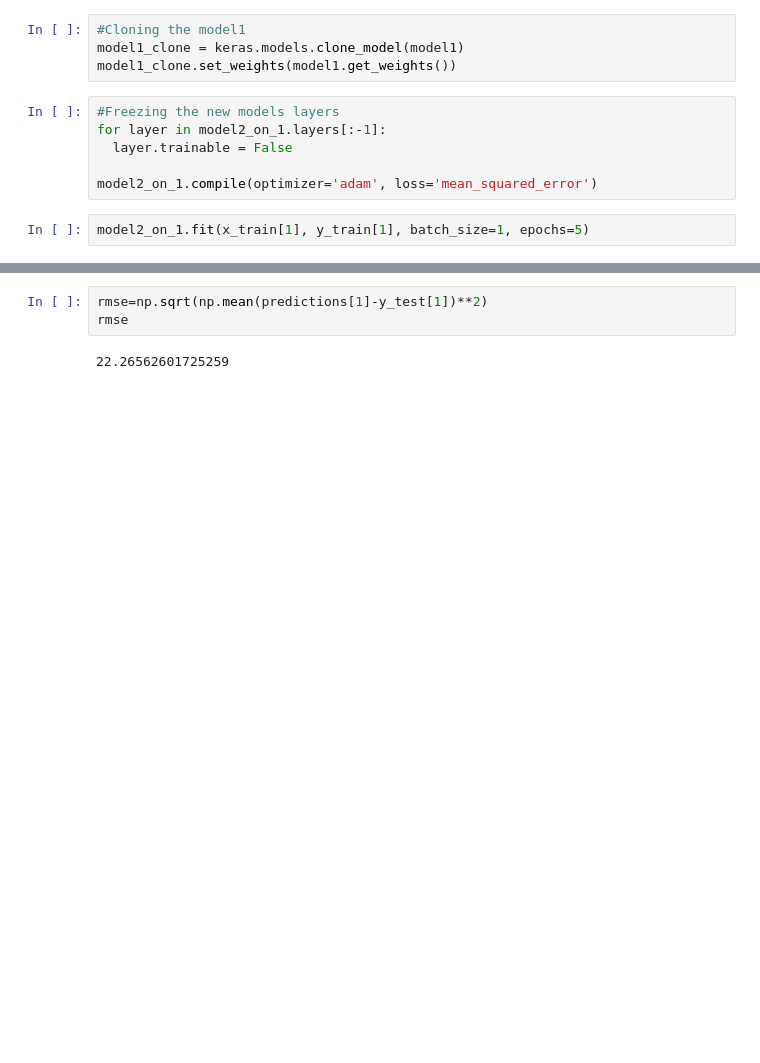
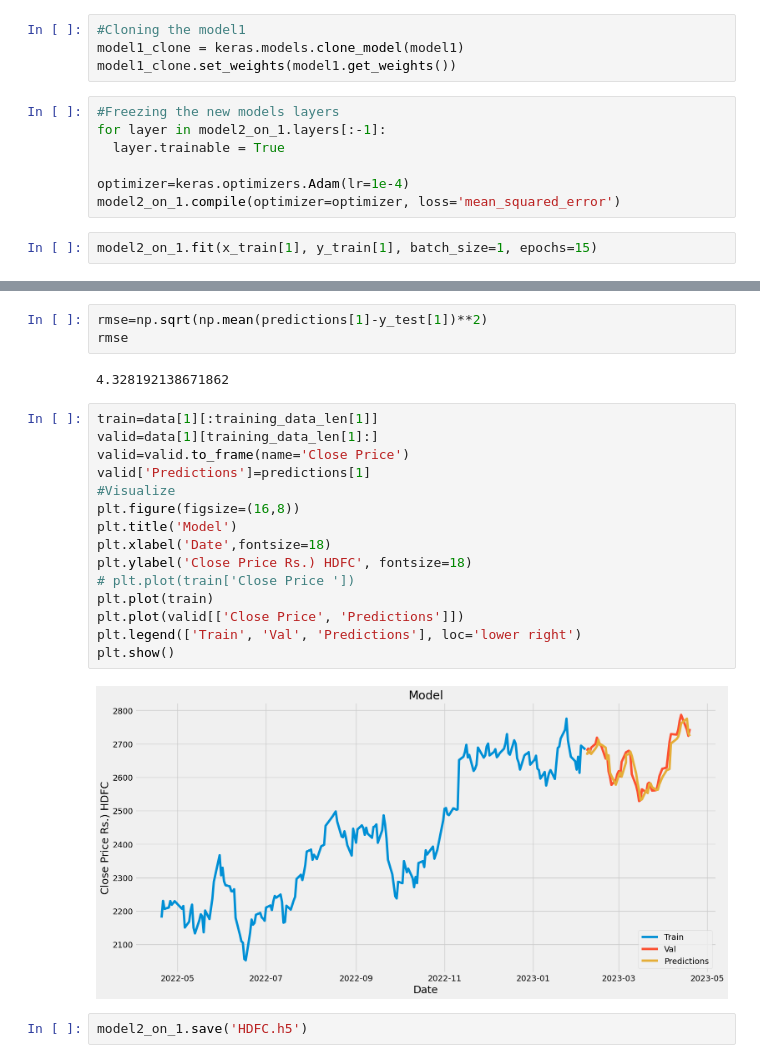
Before and after one commit to VinayakRaoDikshit/VrishHub, a Jupyter notebook: Colab Notebooks/Prototype_1.ipynb, the cells around one changed output, grey strips where cells are left out. Drawn from its saved outputs; the diff is of its cells as text; blank space fills up the shorter version.

Commit message:
Tranfer learning for HDFC done
Second model trained.

```diff
--- a/Colab Notebooks/Prototype_1.ipynb
+++ b/Colab Notebooks/Prototype_1.ipynb
@@ -240,9 +240,10 @@ model1_clone.set_weights(model1.get_weights())
 # %%
 #Freezing the new models layers
 for layer in model2_on_1.layers[:-1]:
-  layer.trainable = False
+  layer.trainable = True
 
-model2_on_1.compile(optimizer='adam', loss='mean_squared_error')
+optimizer=keras.optimizers.Adam(lr=1e-4)
+model2_on_1.compile(optimizer=optimizer, loss='mean_squared_error')
 # %%
-model2_on_1.fit(x_train[1], y_train[1], batch_size=1, epochs=5)
+model2_on_1.fit(x_train[1], y_train[1], batch_size=1, epochs=15)
 # %% [output]
@@ -266,4 +274,23 @@ scale(1)
 rmse=np.sqrt(np.mean(predictions[1]-y_test[1])**2)
 rmse
 # %% [output]
-22.26562601725259
+4.328192138671862
+# %%
+train=data[1][:training_data_len[1]]
+valid=data[1][training_data_len[1]:]
+valid=valid.to_frame(name='Close Price')
+valid['Predictions']=predictions[1]
+#Visualize
+plt.figure(figsize=(16,8))
+plt.title('Model')
+plt.xlabel('Date',fontsize=18)
+plt.ylabel('Close Price Rs.) HDFC', fontsize=18)
+# plt.plot(train['Close Price '])
+plt.plot(train)
+plt.plot(valid[['Close Price', 'Predictions']])
+plt.legend(['Train', 'Val', 'Predictions'], loc='lower right')
+plt.show()
+# %% [output]
+[figure, added]
+# %%
+model2_on_1.save('HDFC.h5')
```
Also changed, not shown: parts of 2 cells of this notebook.
